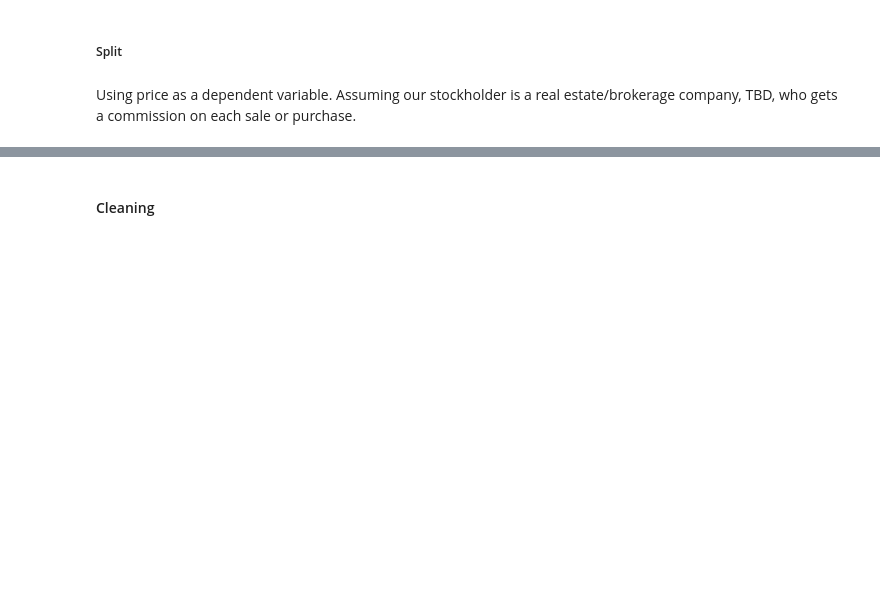
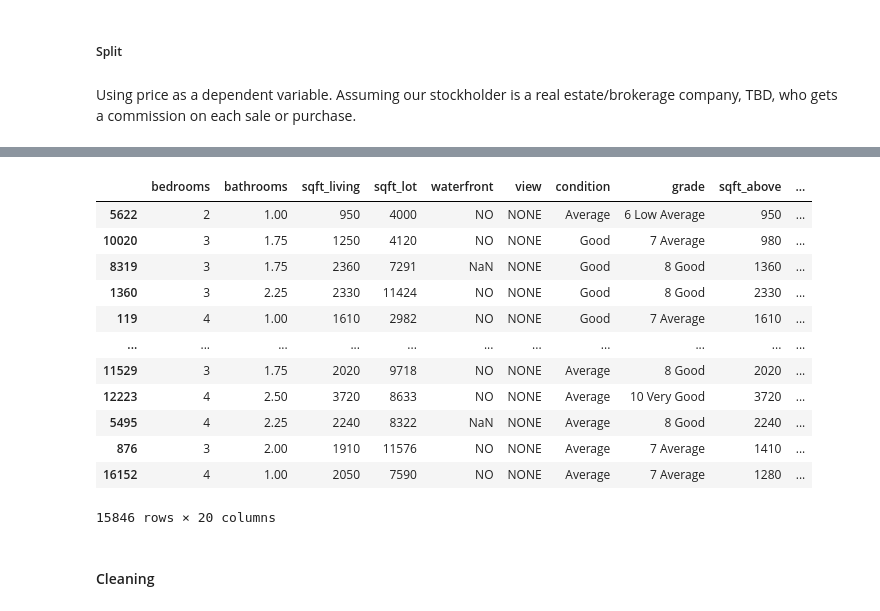
Before and after one commit to ssaeed85/dsc-ph2-KingsCountyRealEstate, a Jupyter notebook: Workspace/Zach/Data_Analysis.ipynb, the cells around one changed output, grey strips where cells are left out. Cells and saved outputs as stored; diff of their text form; code cells hidden in the pictures; blank space fills up the shorter version.

```diff
--- a/Workspace/Zach/Data_Analysis.ipynb
+++ b/Workspace/Zach/Data_Analysis.ipynb
@@ -142,3 +155,19 @@ X_train, X_test, y_train, y_test = train_test_split(X, y, random_state=42)
+# %%
+ohe(X_train, ["view"])
+# %% [output]
+|  | bedrooms | bathrooms | sqft_living | sqft_lot | waterfront | view | condition | grade | sqft_above | ... |
+| 5622 | 2 | 1.00 | 950 | 4000 | NO | NONE | Average | 6 Low Average | 950 | ... |
+| 10020 | 3 | 1.75 | 1250 | 4120 | NO | NONE | Good | 7 Average | 980 | ... |
+| 8319 | 3 | 1.75 | 2360 | 7291 | NaN | NONE | Good | 8 Good | 1360 | ... |
+| 1360 | 3 | 2.25 | 2330 | 11424 | NO | NONE | Good | 8 Good | 2330 | ... |
+| 119 | 4 | 1.00 | 1610 | 2982 | NO | NONE | Good | 7 Average | 1610 | ... |
+| ... | ... | ... | ... | ... | ... | ... | ... | ... | ... | ... |
+| 11529 | 3 | 1.75 | 2020 | 9718 | NO | NONE | Average | 8 Good | 2020 | ... |
+| 12223 | 4 | 2.50 | 3720 | 8633 | NO | NONE | Average | 10 Very Good | 3720 | ... |
+| 5495 | 4 | 2.25 | 2240 | 8322 | NaN | NONE | Average | 8 Good | 2240 | ... |
+| 876 | 3 | 2.00 | 1910 | 11576 | NO | NONE | Average | 7 Average | 1410 | ... |
+| 16152 | 4 | 1.00 | 2050 | 7590 | NO | NONE | Average | 7 Average | 1280 | ... |
+15846 rows × 20 columns
 # %% [markdown]
 #### Cleaning
 # %%
```
Also changed, not shown: parts of 2 cells of this notebook, 1 other file.
